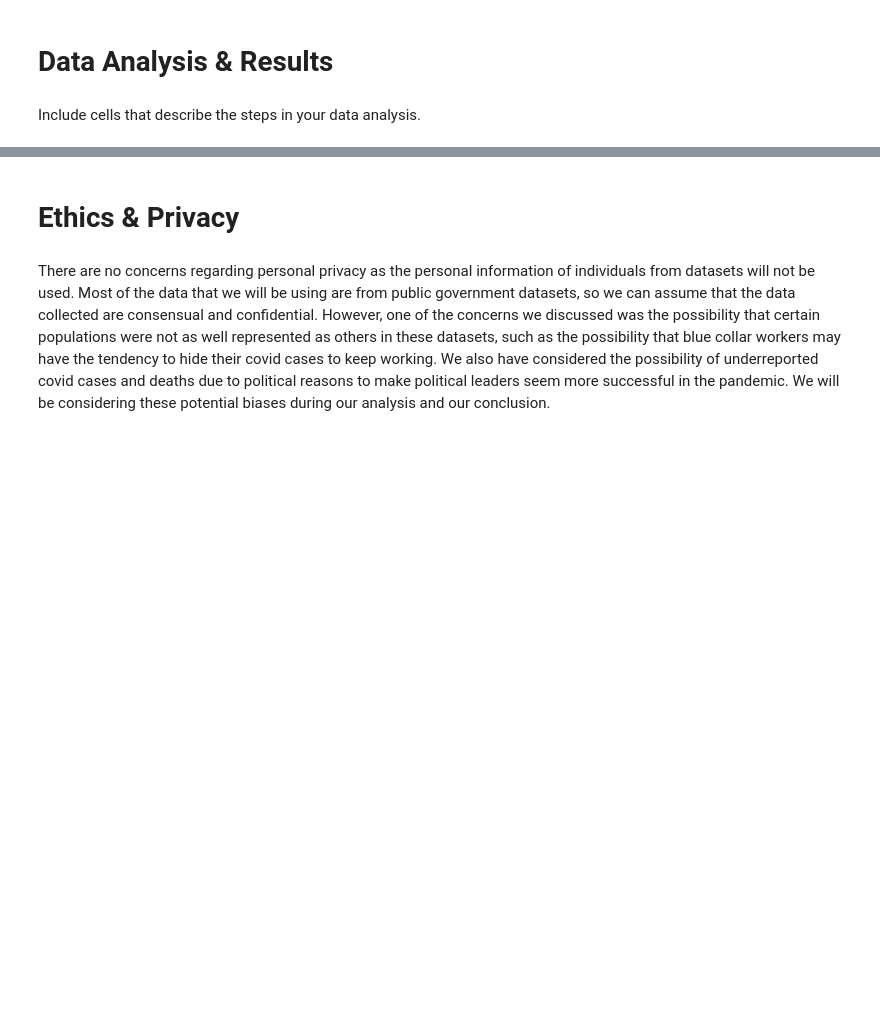
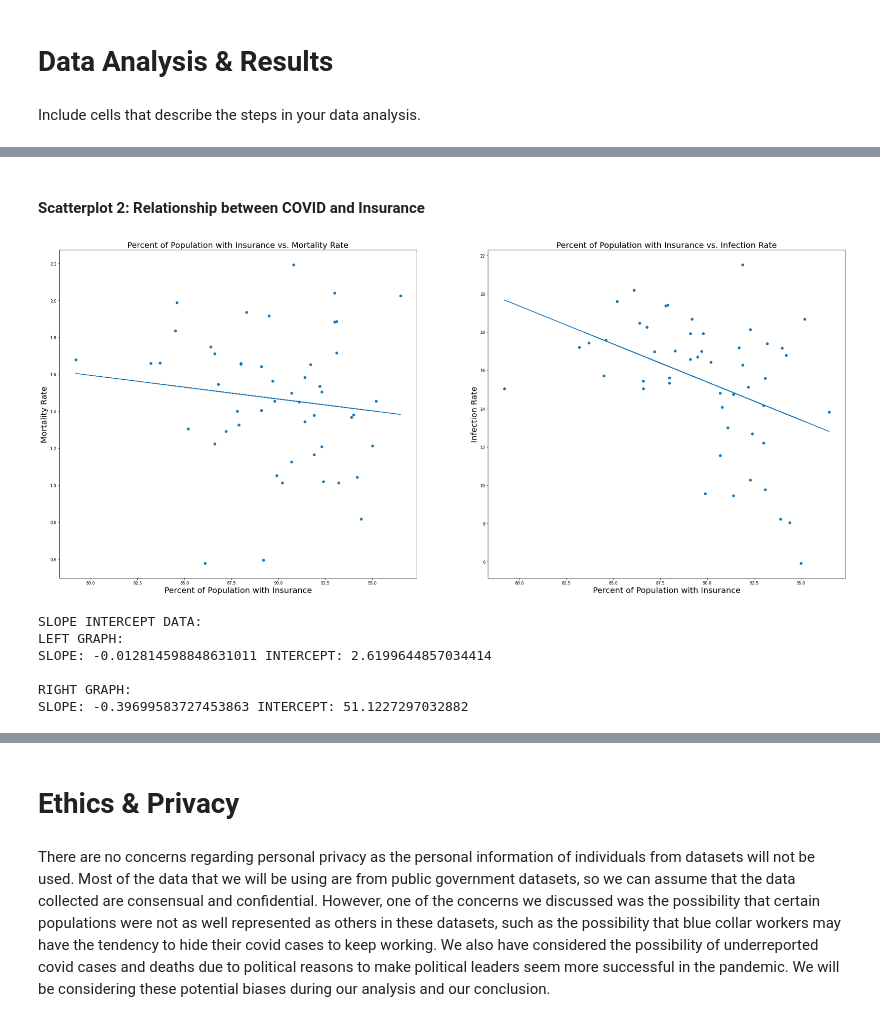
Before and after one commit to EthanLDot/COVID_Socioecon_DataScience_Project, a Jupyter notebook: FinalProjectGroup029-Wi22.ipynb, the cells around one changed output, grey strips where cells are left out. Cells and saved outputs as stored; diff of their text form; code cells hidden in the pictures; blank space fills up the shorter version.

```diff
--- a/FinalProjectGroup029-Wi22.ipynb
+++ b/FinalProjectGroup029-Wi22.ipynb
@@ -389,0 +625,41 @@ Include cells that describe the steps in your data analysis.
+# %% [markdown]
+#### Scatterplot 2: Relationship between COVID and Insurance
+# %%
+# scatterplot 2 (with_insurance vs morality_rate) and (with_insurance vs infection_rate) (wesley)
+
+#initialize the figure and scatterplots
+fig2 = plt.figure(figsize = (35, 15))
+ax1 = fig2.add_subplot(121)
+ax2 = fig2.add_subplot(122)
+
+a1, b1 = np.polyfit(overall_df['%_with_insurance'], overall_df['%_mortality_rate'], 1)
+a2, b2 = np.polyfit(overall_df['%_with_insurance'], overall_df['%_infection_rate'], 1)
+
+#integrate data from overall_df/data from all states
+ax1.scatter(overall_df['%_with_insurance'], overall_df['%_mortality_rate'])
+ax2.scatter(overall_df['%_with_insurance'], overall_df['%_infection_rate'])
+
+#titles and axis labels
+ax1.set_title('Percent of Population with Insurance vs. Mortality Rate', fontsize = 20)
+ax1.set_xlabel('Percent of Population with Insurance', fontsize = 20)
+ax1.set_ylabel('Mortality Rate', fontsize = 20)
+
+ax2.set_title('Percent of Population with Insurance vs. Infection Rate', fontsize = 20)
+ax2.set_xlabel('Percent of Population with Insurance', fontsize = 20)
+ax2.set_ylabel('Infection Rate', fontsize = 20)
+
+
+ax1.plot(overall_df['%_with_insurance'], a1*overall_df['%_with_insurance'] + b1)
+ax2.plot(overall_df['%_with_insurance'], a2*overall_df['%_with_insurance'] + b2)
+plt.show()
+
+#print slope/intercept data
+getSiData(a1, b1, a2, b2)
+# %% [output]
+[figure, added]
+SLOPE INTERCEPT DATA:
+LEFT GRAPH:
+SLOPE: -0.012814598848631011 INTERCEPT: 2.6199644857034414
+
+RIGHT GRAPH:
+SLOPE: -0.39699583727453863 INTERCEPT: 51.1227297032882
```
Also changed, not shown: parts of 38 cells of this notebook, 2 other files.
